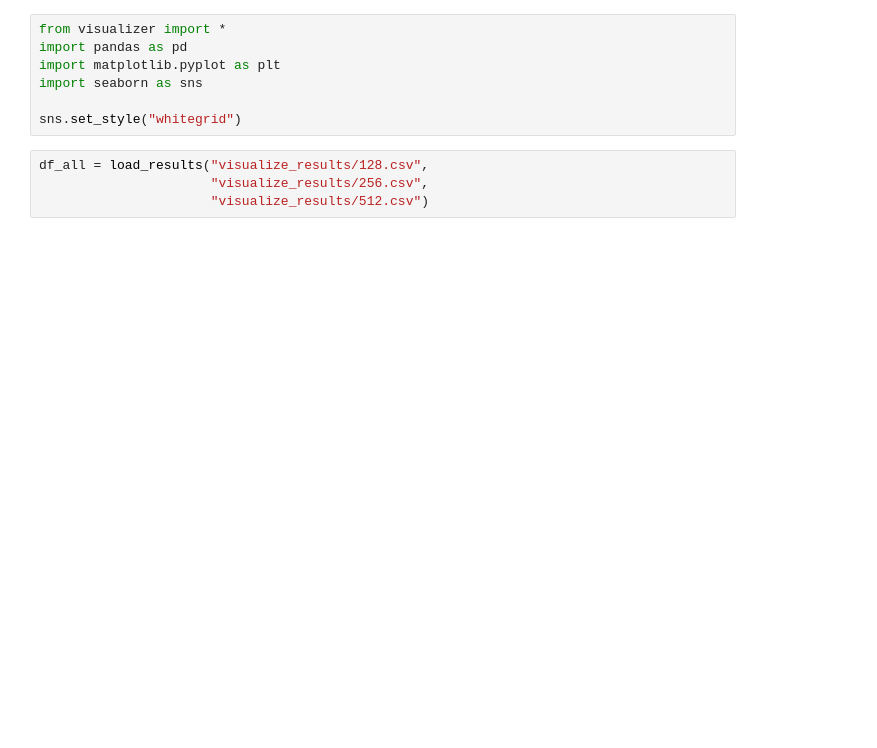
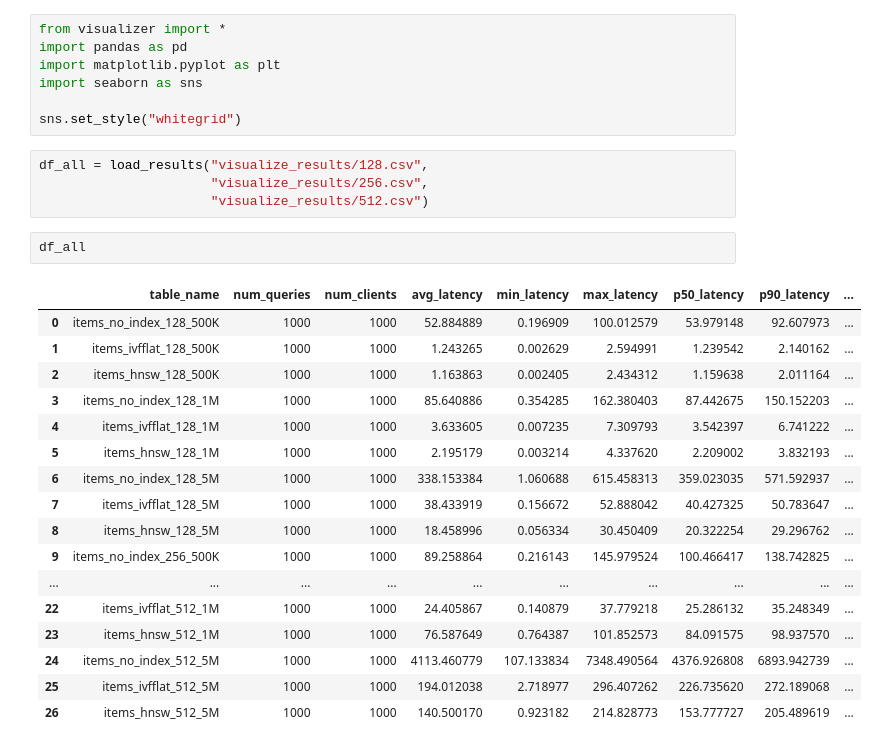
Before and after one commit to tanersarptonay/pgvector-benchmarking, a Jupyter notebook: visualize.ipynb, the cells around one changed output. Cells and saved outputs as stored; diff of their text form; blank space fills up the shorter version.

```diff
--- a/visualize.ipynb
+++ b/visualize.ipynb
@@ -9,6 +9,26 @@ sns.set_style("whitegrid")
 df_all = load_results("visualize_results/128.csv",
                       "visualize_results/256.csv",
                       "visualize_results/512.csv")
+# %%
+df_all
+# %% [output]
+|  | table_name | num_queries | num_clients | avg_latency | min_latency | max_latency | p50_latency | p90_latency | ... |
+| 0 | items_no_index_128_500K | 1000 | 1000 | 52.884889 | 0.196909 | 100.012579 | 53.979148 | 92.607973 | ... |
+| 1 | items_ivfflat_128_500K | 1000 | 1000 | 1.243265 | 0.002629 | 2.594991 | 1.239542 | 2.140162 | ... |
+| 2 | items_hnsw_128_500K | 1000 | 1000 | 1.163863 | 0.002405 | 2.434312 | 1.159638 | 2.011164 | ... |
+| 3 | items_no_index_128_1M | 1000 | 1000 | 85.640886 | 0.354285 | 162.380403 | 87.442675 | 150.152203 | ... |
+| 4 | items_ivfflat_128_1M | 1000 | 1000 | 3.633605 | 0.007235 | 7.309793 | 3.542397 | 6.741222 | ... |
+| 5 | items_hnsw_128_1M | 1000 | 1000 | 2.195179 | 0.003214 | 4.337620 | 2.209002 | 3.832193 | ... |
+| 6 | items_no_index_128_5M | 1000 | 1000 | 338.153384 | 1.060688 | 615.458313 | 359.023035 | 571.592937 | ... |
+| 7 | items_ivfflat_128_5M | 1000 | 1000 | 38.433919 | 0.156672 | 52.888042 | 40.427325 | 50.783647 | ... |
+| 8 | items_hnsw_128_5M | 1000 | 1000 | 18.458996 | 0.056334 | 30.450409 | 20.322254 | 29.296762 | ... |
+| 9 | items_no_index_256_500K | 1000 | 1000 | 89.258864 | 0.216143 | 145.979524 | 100.466417 | 138.742825 | ... |
+| ... | ... | ... | ... | ... | ... | ... | ... | ... | ... |
+| 22 | items_ivfflat_512_1M | 1000 | 1000 | 24.405867 | 0.140879 | 37.779218 | 25.286132 | 35.248349 | ... |
+| 23 | items_hnsw_512_1M | 1000 | 1000 | 76.587649 | 0.764387 | 101.852573 | 84.091575 | 98.937570 | ... |
+| 24 | items_no_index_512_5M | 1000 | 1000 | 4113.460779 | 107.133834 | 7348.490564 | 4376.926808 | 6893.942739 | ... |
+| 25 | items_ivfflat_512_5M | 1000 | 1000 | 194.012038 | 2.718977 | 296.407262 | 226.735620 | 272.189068 | ... |
+| 26 | items_hnsw_512_5M | 1000 | 1000 | 140.500170 | 0.923182 | 214.828773 | 153.777727 | 205.489619 | ... |
 # %%
 plot_latency_heatmap_size(df_all)
 plot_latency_heatmap_dims(df_all)
```
Also changed, not shown: parts of 2 cells of this notebook, 13 other files.
